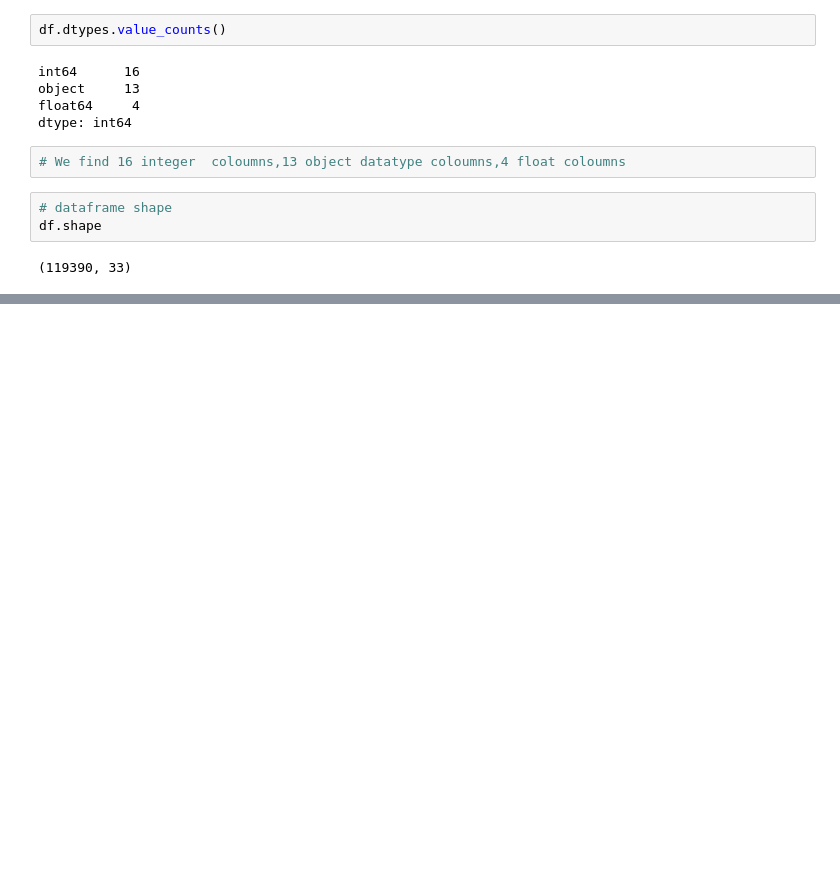
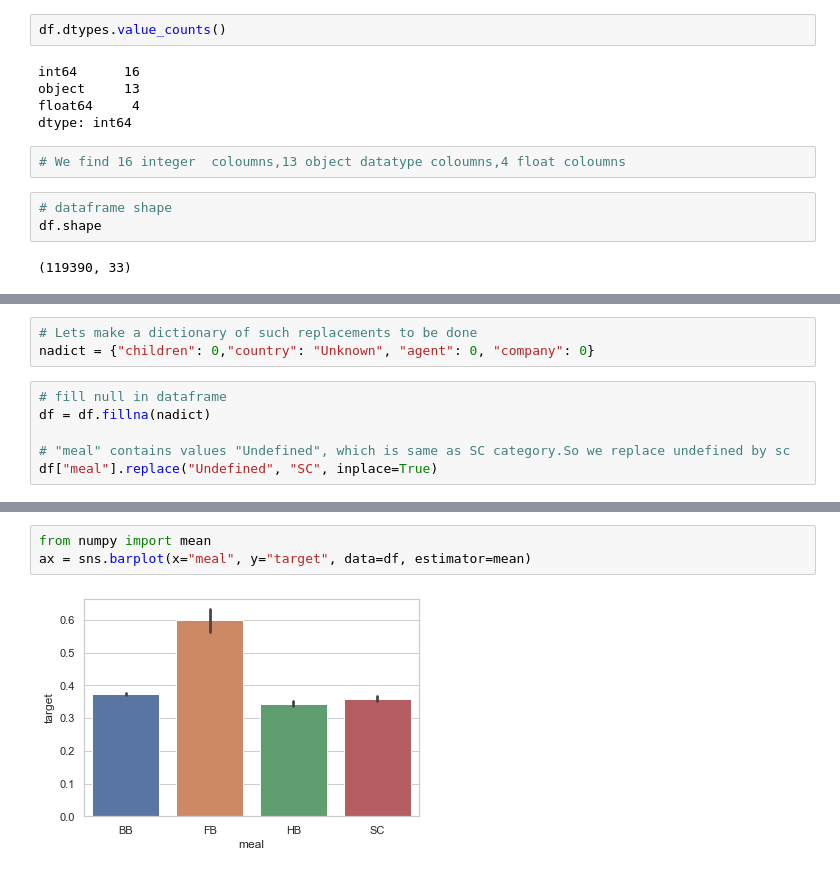
Before and after one commit to Antarlin921/ProjectHotel_Demand_Prediction, a Jupyter notebook: Hotel_Demand_Prediction .ipynb, the cells around one changed output, grey strips where cells are left out. Cells and saved outputs as stored; diff of their text form; blank space fills up the shorter version.

```diff
--- a/Hotel_Demand_Prediction .ipynb
+++ b/Hotel_Demand_Prediction .ipynb
@@ -102,0 +233,9 @@ df.shape
+# %%
+# Lets make a dictionary of such replacements to be done
+nadict = {"children": 0,"country": "Unknown", "agent": 0, "company": 0}
+# %%
+# fill null in dataframe
+df = df.fillna(nadict)
+
+# "meal" contains values "Undefined", which is same as SC category.So we replace undefined by sc
+df["meal"].replace("Undefined", "SC", inplace=True)
@@ -102,0 +261,5 @@ df.shape
+# %%
+from numpy import mean
+ax = sns.barplot(x="meal", y="target", data=df, estimator=mean)
+# %% [output]
+[figure, added]
```
Also changed, not shown: parts of 35 cells of this notebook, 1 other file.
